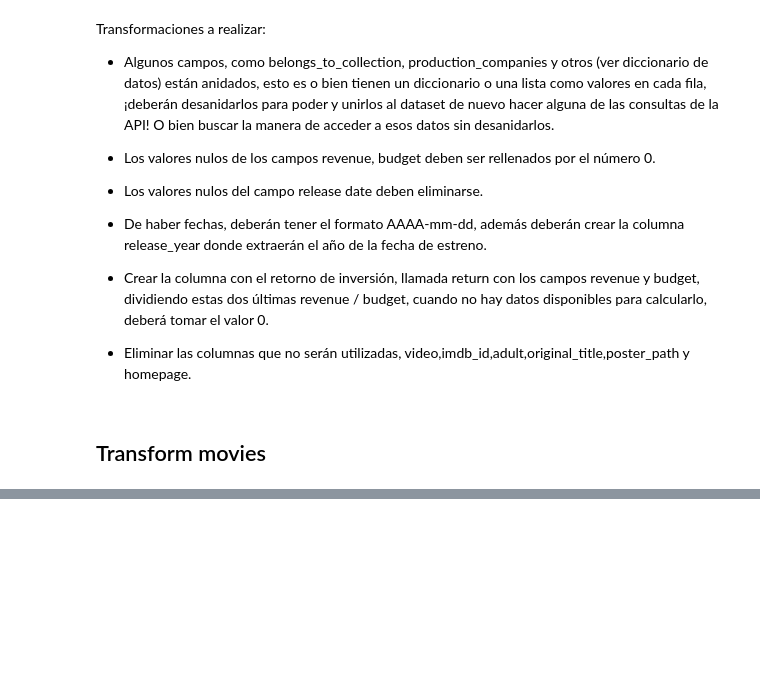
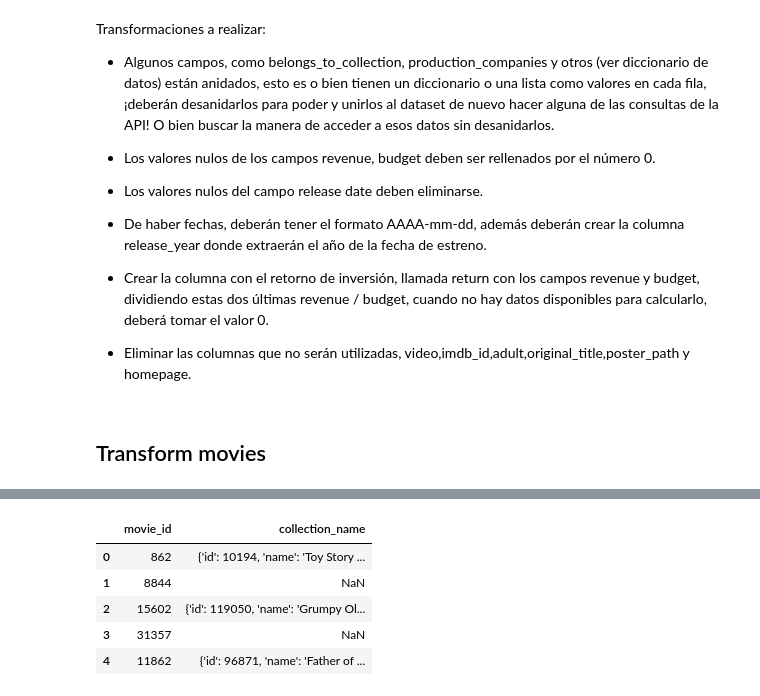
Before and after one commit to FranciscoHugoLezik/MLOps_Movies, a Jupyter notebook: notebooks/ETL.ipynb, the cells around one changed output, grey strips where cells are left out. Saved outputs shown, nothing was run; the diff lists cells and outputs as text; code cells hidden in the pictures; blank space fills up the shorter version.

```diff
--- a/notebooks/ETL.ipynb
+++ b/notebooks/ETL.ipynb
@@ -77,0 +133,9 @@ Transformaciones a realizar:
+# %%
+belongs_to_collection.head(5)
+# %% [output]
+|  | movie_id | collection_name |
+| 0 | 862 | {'id': 10194, 'name': 'Toy Story ... |
+| 1 | 8844 | NaN |
+| 2 | 15602 | {'id': 119050, 'name': 'Grumpy Ol... |
+| 3 | 31357 | NaN |
+| 4 | 11862 | {'id': 96871, 'name': 'Father of ... |
```
Also changed, not shown: parts of 12 cells of this notebook.
